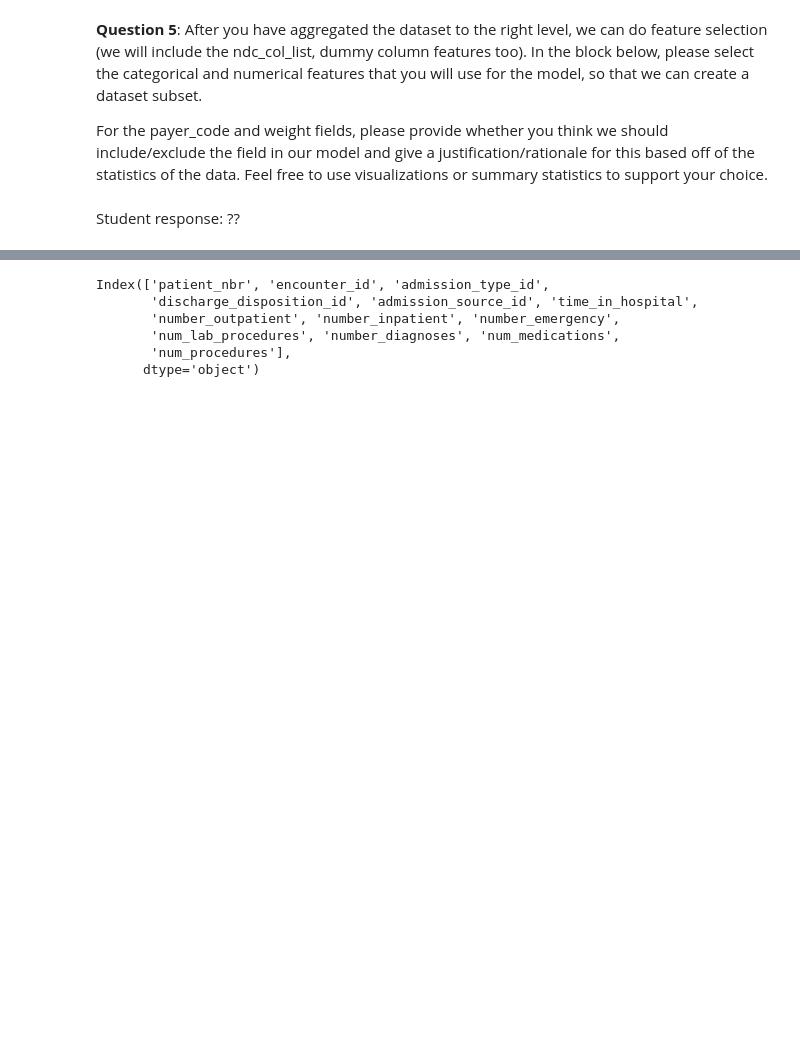
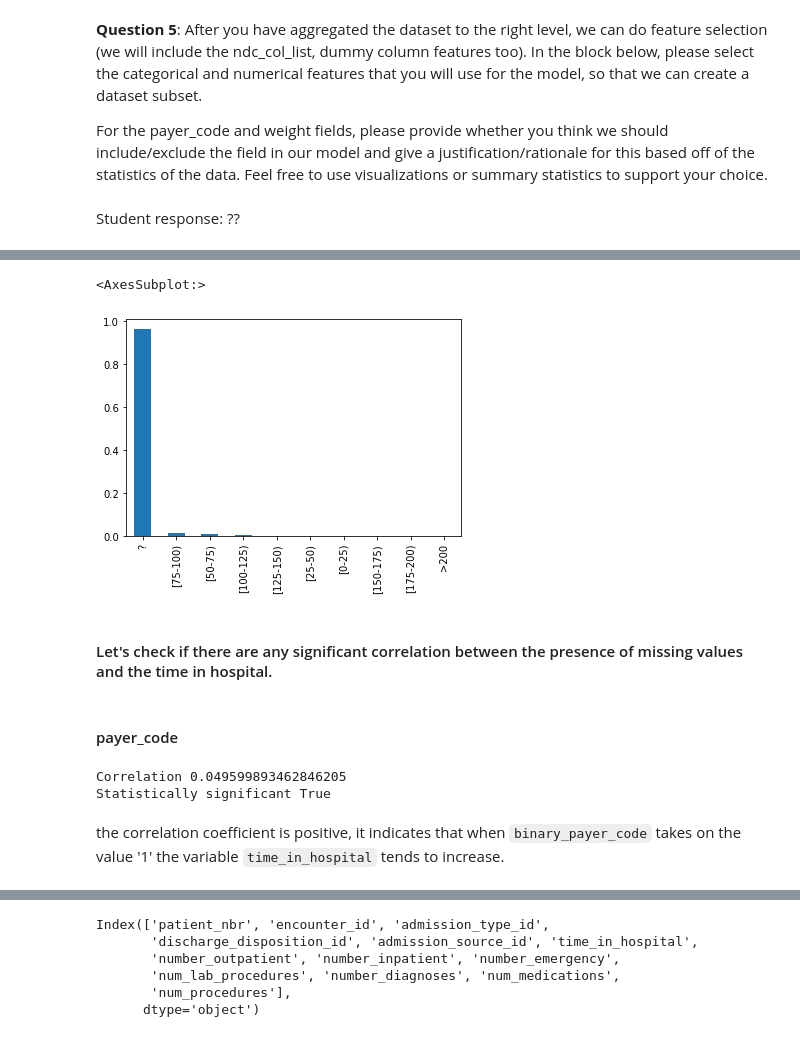
Before and after one commit to G94/ai_for_healthcare, a Jupyter notebook: patient_selection/starter_code/student_project_submission.ipynb, the cells around one changed output, grey strips where cells are left out. Drawn from its saved outputs; the diff is of its cells as text; code cells hidden in the pictures; blank space fills up the shorter version.

```diff
--- a/patient_selection/starter_code/student_project_submission.ipynb
+++ b/patient_selection/starter_code/student_project_submission.ipynb
@@ -330,0 +334,9 @@ Student response: ??
+# %%
+agg_drug_df.weight.value_counts(normalize = True).plot(kind = "bar")
+# %% [output]
+<AxesSubplot:>
+[figure, added]
+# %% [markdown]
+#### Let's check if there are any significant correlation between the presence of missing values and the time in hospital.
+# %% [markdown]
+#### payer_code
@@ -330,0 +347,8 @@ Student response: ??
+# %%
+print("Correlation", test_pointbiserialr.correlation)
+print("Statistically significant", test_pointbiserialr.pvalue.data<0.05)
+# %% [output]
+Correlation 0.049599893462846205
+Statistically significant True
+# %% [markdown]
+the correlation coefficient is positive, it indicates that when `binary_payer_code` takes on the value '1' the variable `time_in_hospital` tends to increase.
```
Also changed, not shown: parts of 14 cells of this notebook, 1 other file.
